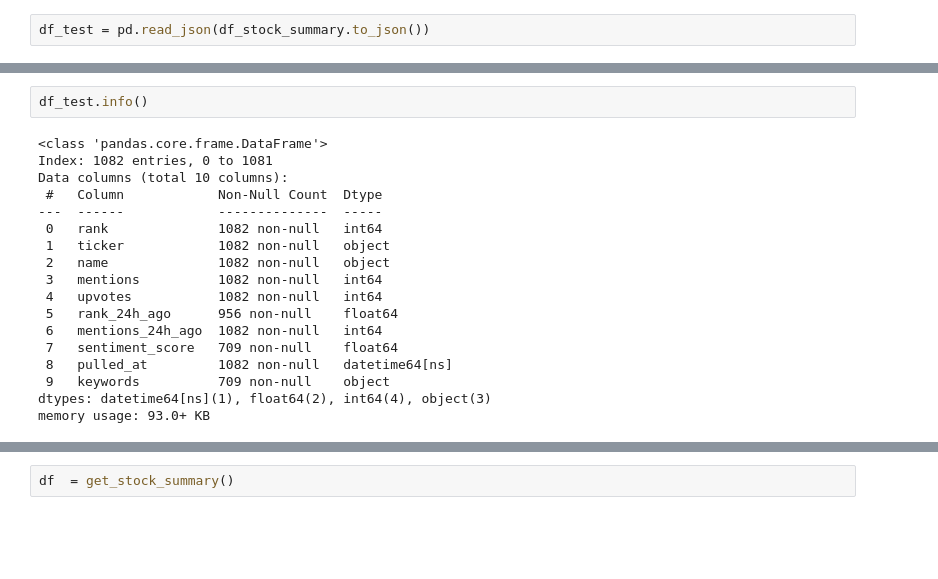
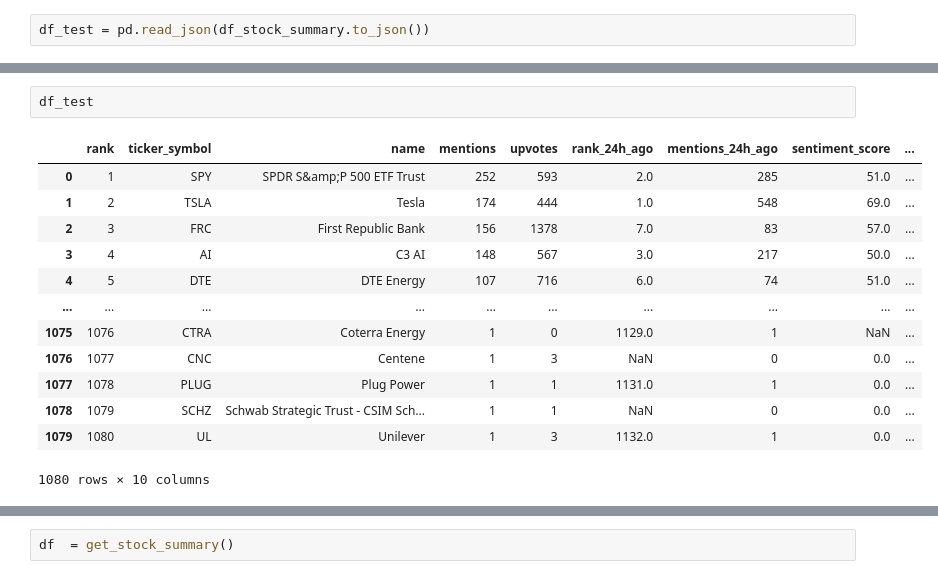
Before and after one commit to Jan-Burger/ETL-Airflow, a Jupyter notebook: dags/etl/test2.ipynb, the cells around one changed output, grey strips where cells are left out. Saved outputs shown, nothing was run; the diff lists cells and outputs as text; blank space fills up the shorter version.

```diff
--- a/dags/etl/test2.ipynb
+++ b/dags/etl/test2.ipynb
@@ -396,20 +352,16 @@ df_stock_summary
 # %%
-df_test.info()
+df_test
 # %% [output]
+|  | rank | ticker_symbol | name | mentions | upvotes | rank_24h_ago | mentions_24h_ago | sentiment_score | ... |
+| 0 | 1 | SPY | SPDR S&amp;P 500 ETF Trust | 252 | 593 | 2.0 | 285 | 51.0 | ... |
+| 1 | 2 | TSLA | Tesla | 174 | 444 | 1.0 | 548 | 69.0 | ... |
+| 2 | 3 | FRC | First Republic Bank | 156 | 1378 | 7.0 | 83 | 57.0 | ... |
+| 3 | 4 | AI | C3 AI | 148 | 567 | 3.0 | 217 | 50.0 | ... |
+| 4 | 5 | DTE | DTE Energy | 107 | 716 | 6.0 | 74 | 51.0 | ... |
+| ... | ... | ... | ... | ... | ... | ... | ... | ... | ... |
+| 1075 | 1076 | CTRA | Coterra Energy | 1 | 0 | 1129.0 | 1 | NaN | ... |
+| 1076 | 1077 | CNC | Centene | 1 | 3 | NaN | 0 | 0.0 | ... |
+| 1077 | 1078 | PLUG | Plug Power | 1 | 1 | 1131.0 | 1 | 0.0 | ... |
+| 1078 | 1079 | SCHZ | Schwab Strategic Trust - CSIM Sch... | 1 | 1 | NaN | 0 | 0.0 | ... |
+| 1079 | 1080 | UL | Unilever | 1 | 3 | 1132.0 | 1 | 0.0 | ... |
-<class 'pandas.core.frame.DataFrame'>
-Index: 1082 entries, 0 to 1081
-Data columns (total 10 columns):
- #   Column            Non-Null Count  Dtype
----  ------            --------------  -----
- 0   rank              1082 non-null   int64
- 1   ticker            1082 non-null   object
- 2   name              1082 non-null   object
- 3   mentions          1082 non-null   int64
- 4   upvotes           1082 non-null   int64
- 5   rank_24h_ago      956 non-null    float64
- 6   mentions_24h_ago  1082 non-null   int64
- 7   sentiment_score   709 non-null    float64
- 8   pulled_at         1082 non-null   datetime64[ns]
- 9   keywords          709 non-null    object
-dtypes: datetime64[ns](1), float64(2), int64(4), object(3)
-memory usage: 93.0+ KB
+1080 rows × 10 columns
```
Also changed, not shown: parts of 30 cells of this notebook, 4 other files.
